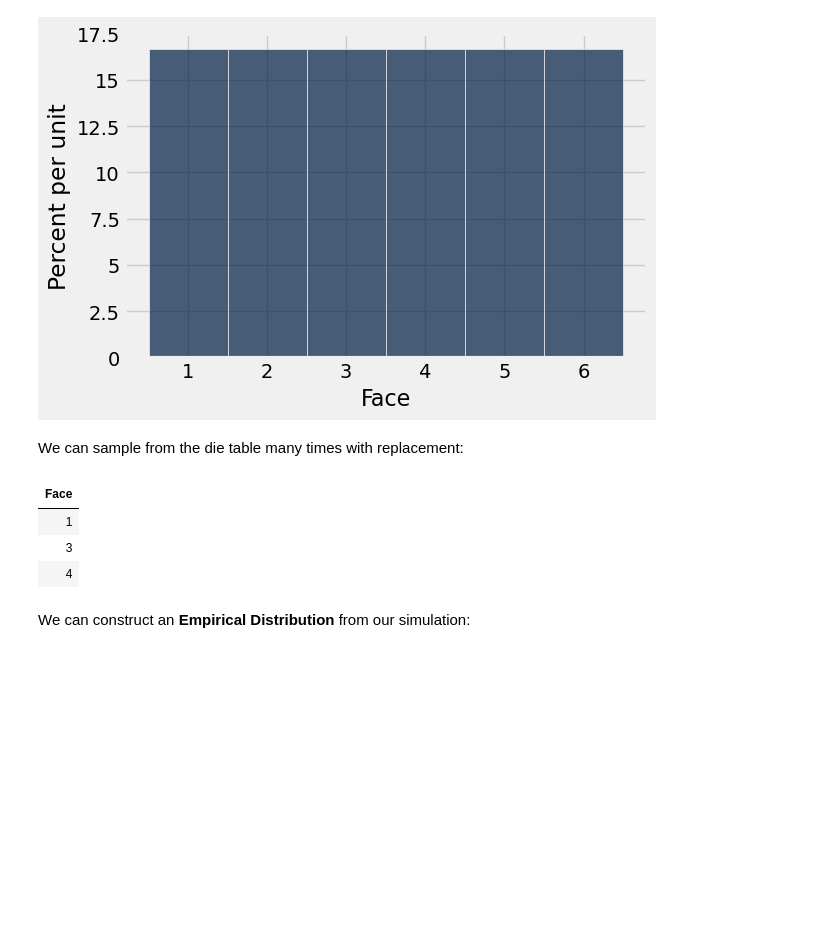
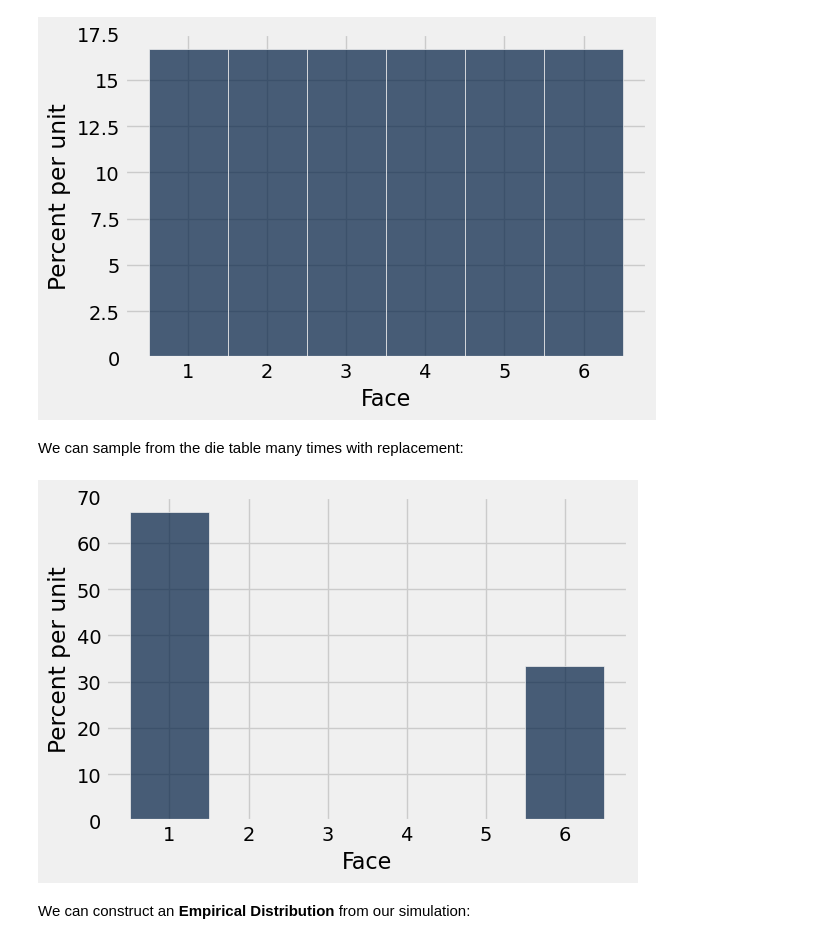
Before and after one commit to ucsb-ds/cmpsc5a-s24-students, a Jupyter notebook: lec-notebooks/lec14_sampling-live.ipynb, the cells around one changed output. Drawn from its saved outputs; the diff is of its cells as text; code cells hidden in the pictures; blank space fills up the shorter version.

```diff
--- a/lec-notebooks/lec14_sampling-live.ipynb
+++ b/lec-notebooks/lec14_sampling-live.ipynb
@@ -234,13 +234,13 @@ die.hist(bins=roll_bins)
 [figure]
 # %% [markdown]
 We can sample from the die table many times with replacement:
-# %%
-die.sample(3)
-# %% [output]
-| Face |
-| 1 |
-| 3 |
-| 4 |
+# %%
+die.sample(3).hist(bins=roll_bins)
+# simulate 3 tosses of my die
+# demonstrates i got 1 twice and 6 once
+# notice with a small sample size, we don't get a distribution that looks like probability distirubiton
+# %% [output]
+[figure, added]
 # %% [markdown]
 We can construct an **Empirical Distribution** from our simulation:
 # %%
```
Also changed, not shown: parts of 43 cells of this notebook, 1 other file.
